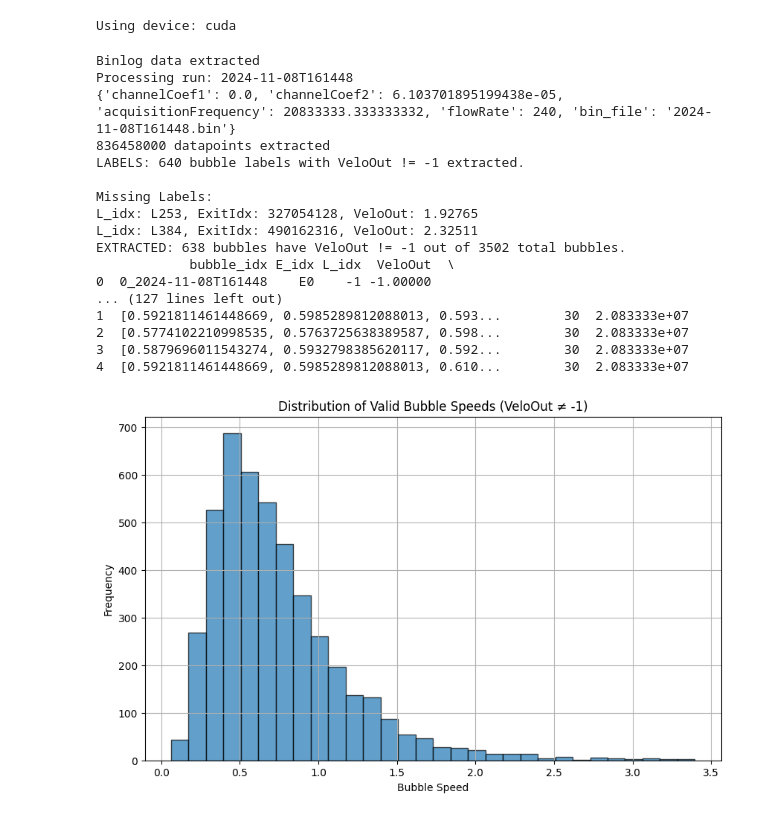
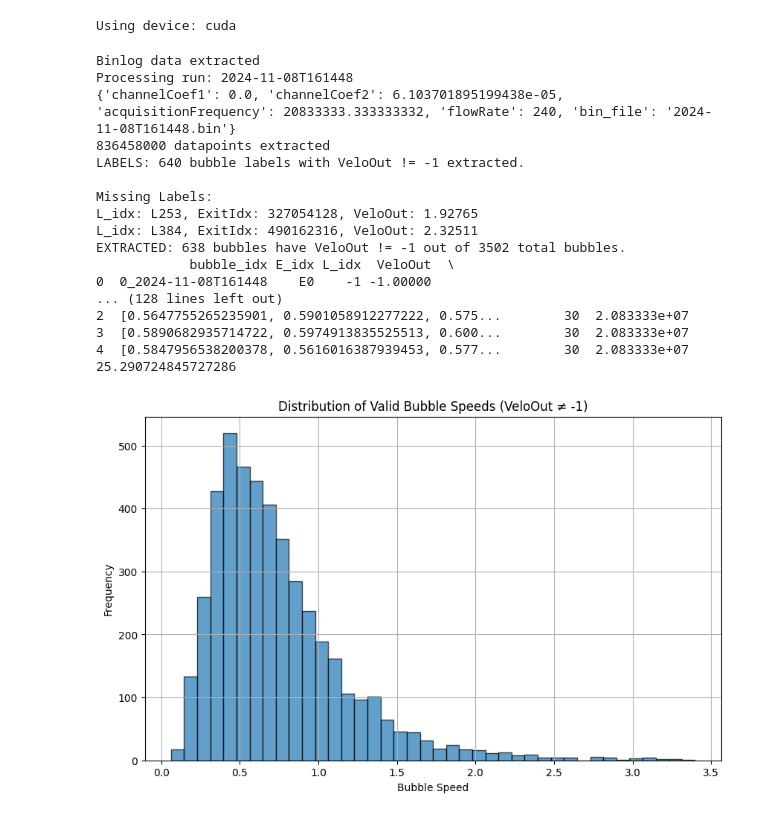
Before and after one commit to Cellular-Adventures/CapstoneAI-FiberProbe, a Jupyter notebook: Train.ipynb, the cells around one changed output. Saved outputs shown, nothing was run; the diff lists cells and outputs as text; code cells hidden in the pictures.

```diff
--- a/Train.ipynb
+++ b/Train.ipynb
@@ -32,5 +36,7 @@ Using device: cuda
 # %%
 df = process_folder(path_to_data, path_to_output, files=[20,17,14,11,8,5,2], plot=False, labels=True,)
+end_time = time.time()
+print((end_time - start_time)/60)
 # %% [output]
 Binlog data extracted
 Processing run: 2024-11-08T161448
@@ -44,25 +50,25 @@ L_idx: L384, ExitIdx: 490162316, VeloOut: 2.32511
 EXTRACTED: 638 bubbles have VeloOut != -1 out of 3502 total bubbles.
             bubble_idx E_idx L_idx  VeloOut  \
 0  0_2024-11-08T161448    E0    -1 -1.00000
-... (127 lines left out)
-1  [0.5921811461448669, 0.5985289812088013, 0.593...        30  2.083333e+07
-2  [0.5774102210998535, 0.5763725638389587, 0.598...        30  2.083333e+07
-3  [0.5879696011543274, 0.5932798385620117, 0.592...        30  2.083333e+07
-4  [0.5921811461448669, 0.5985289812088013, 0.610...        30  2.083333e+07
+... (128 lines left out)
+2  [0.5647755265235901, 0.5901058912277222, 0.575...        30  2.083333e+07
+3  [0.5890682935714722, 0.5974913835525513, 0.600...        30  2.083333e+07
+4  [0.5847956538200378, 0.5616016387939453, 0.577...        30  2.083333e+07
+25.290724845727286
 # %%
 # Filter out invalid speeds
 valid_speeds = df[df["VeloOut"] != -1]["VeloOut"]
 
 # Plot the distribution
 plt.figure(figsize=(10, 6))
-plt.hist(valid_speeds, bins=30, edgecolor='black', alpha=0.7)
+plt.hist(valid_speeds, bins=40, edgecolor='black', alpha=0.7)
 plt.title("Distribution of Valid Bubble Speeds (VeloOut ≠ -1)")
 plt.xlabel("Bubble Speed")
 plt.ylabel("Frequency")
 plt.grid(True)
 plt.show()
 # %% [output]
-[figure, old version]
+[figure, new version]
 # %%
 feature_scaler, target_scaler, X_train_scaled, y_train_scaled, X_val_scaled, y_val_scaled, X_test_scaled, y_test_scaled = save_second_scaler(df)
 # %%
```
Also changed, not shown: parts of 22 cells of this notebook, 2 other files.
